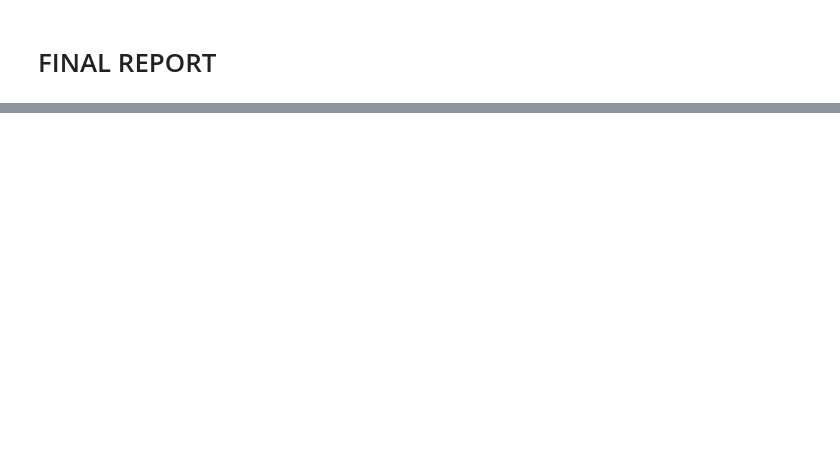
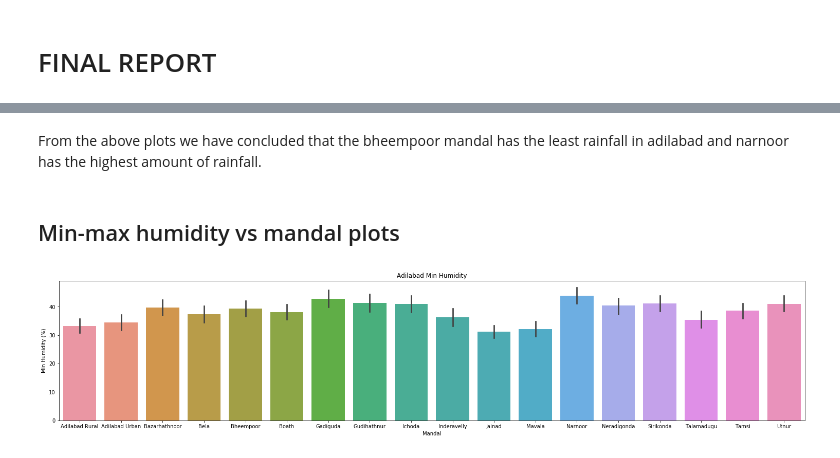
Before and after one commit to smartinternz02/SBSPS-Challenge-7154-SDG-13-Climate-Action, a Jupyter notebook: DATASETS/2021 datasets/project.ipynb, the cells around one changed output, grey strips where cells are left out. Saved outputs shown, nothing was run; the diff lists cells and outputs as text; code cells hidden in the pictures; blank space fills up the shorter version.

```diff
--- a/DATASETS/2021 datasets/project.ipynb
+++ b/DATASETS/2021 datasets/project.ipynb
@@ -1096,0 +1237,11 @@ Rain might not fall in the give n weather condition
+# %% [markdown]
+From the above plots we have concluded that the bheempoor mandal has the least rainfall in adilabad and narnoor has the highest amount of rainfall.
+# %% [markdown]
+## Min-max humidity vs mandal plots
+# %%
+plt.figure(figsize=(26,5))
+plt.title("Adilabad Min Humidity")
+sns.barplot(y='Min Humidity (%)',x='Mandal',data=b)
+plt.show()
+# %% [output]
+[figure, added]
```
Also changed, not shown: parts of 32 cells of this notebook, 1 other file.
